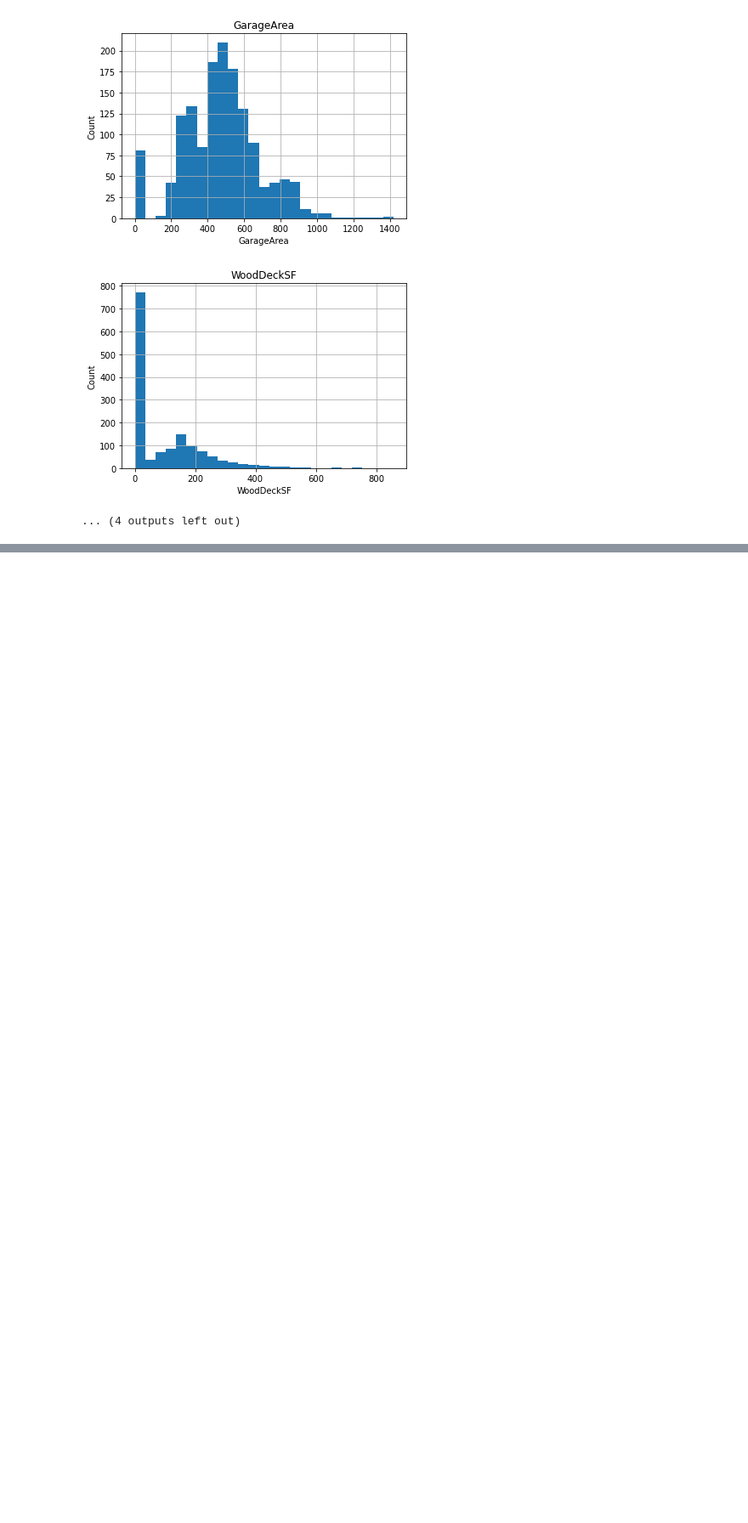
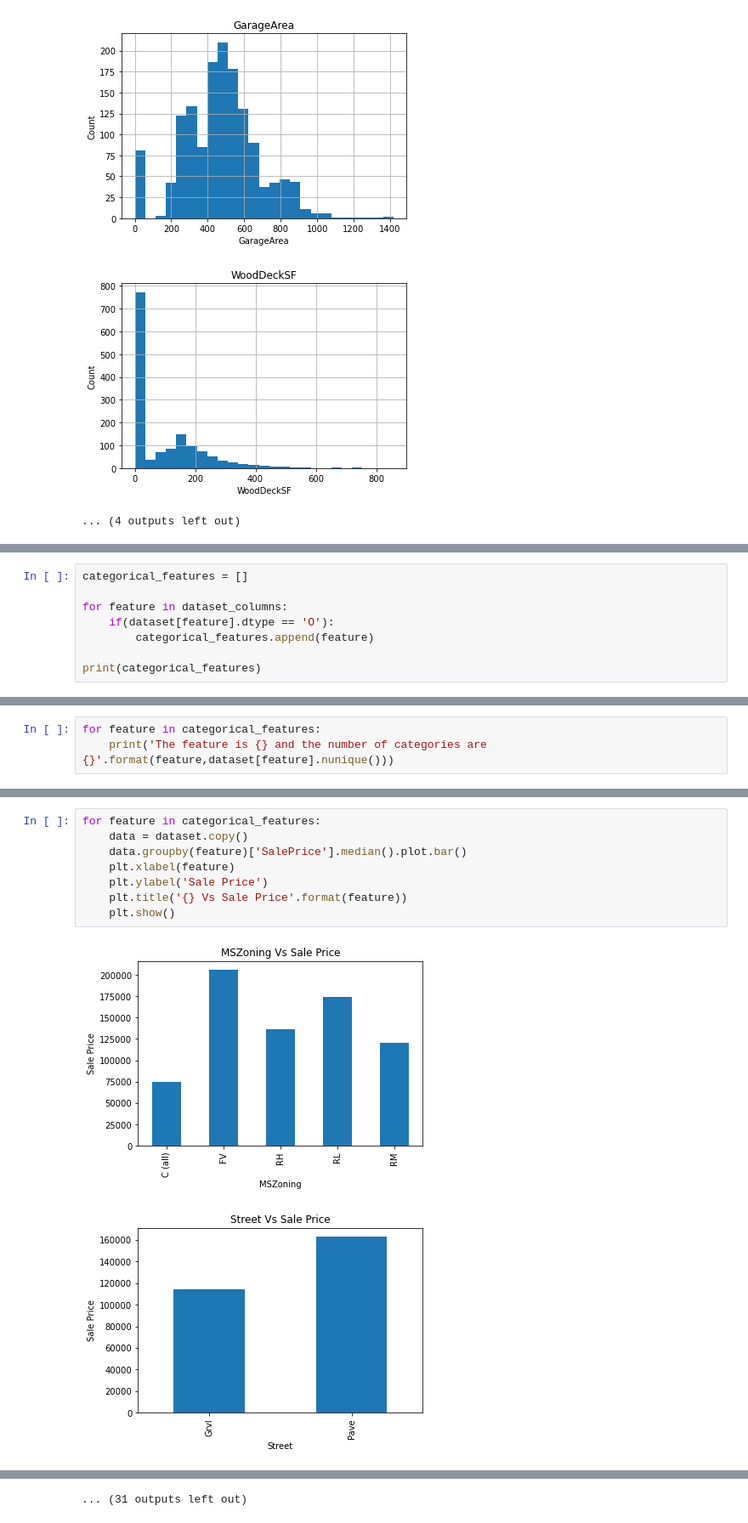
Before and after one commit to shubhamtamhane/advanced-house-price-prediction, a Jupyter notebook: EDA_house_price_prediction.ipynb, the cells around one changed output, grey strips where cells are left out. Shown at 85% size. Cells and saved outputs as stored; diff of their text form; blank space fills up the shorter version.

```diff
--- a/EDA_house_price_prediction.ipynb
+++ b/EDA_house_price_prediction.ipynb
@@ -208,0 +247,8 @@ for feature in continuous_features:
+# %%
+categorical_features = []
+
+for feature in dataset_columns:
+    if(dataset[feature].dtype == 'O'):
+        categorical_features.append(feature)
+
+print(categorical_features)
@@ -208,0 +266,3 @@ for feature in continuous_features:
+# %%
+for feature in categorical_features:
+    print('The feature is {} and the number of categories are {}'.format(feature,dataset[feature].nunique()))
@@ -208,0 +287,11 @@ for feature in continuous_features:
+# %%
+for feature in categorical_features:
+    data = dataset.copy()
+    data.groupby(feature)['SalePrice'].median().plot.bar()
+    plt.xlabel(feature)
+    plt.ylabel('Sale Price')
+    plt.title('{} Vs Sale Price'.format(feature))
+    plt.show()
+# %% [output]
+[figure, added]
+[figure, added]
@@ -208,0 +308 @@ for feature in continuous_features:
+... (31 outputs left out)
```
Also changed, not shown: parts of 6 cells of this notebook.
